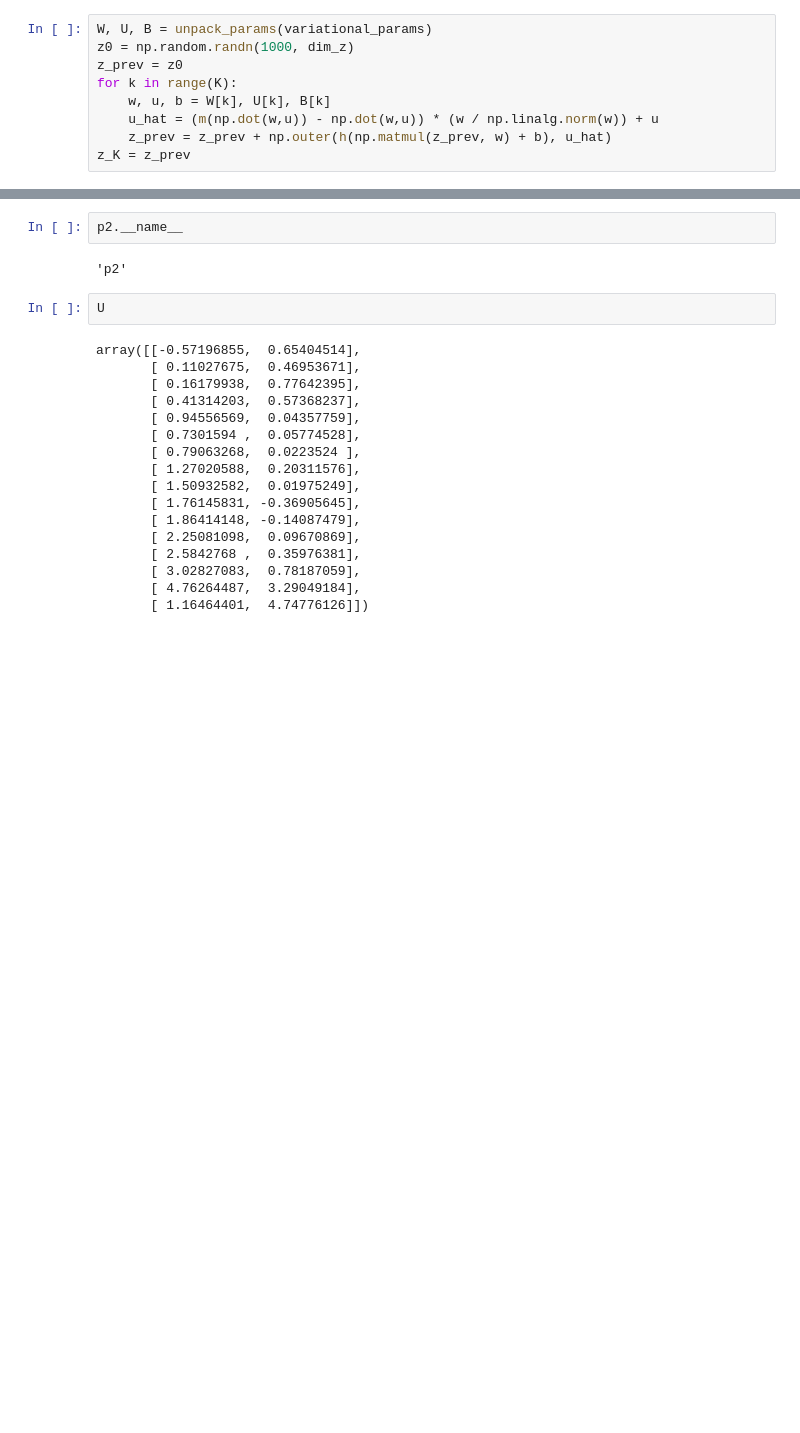
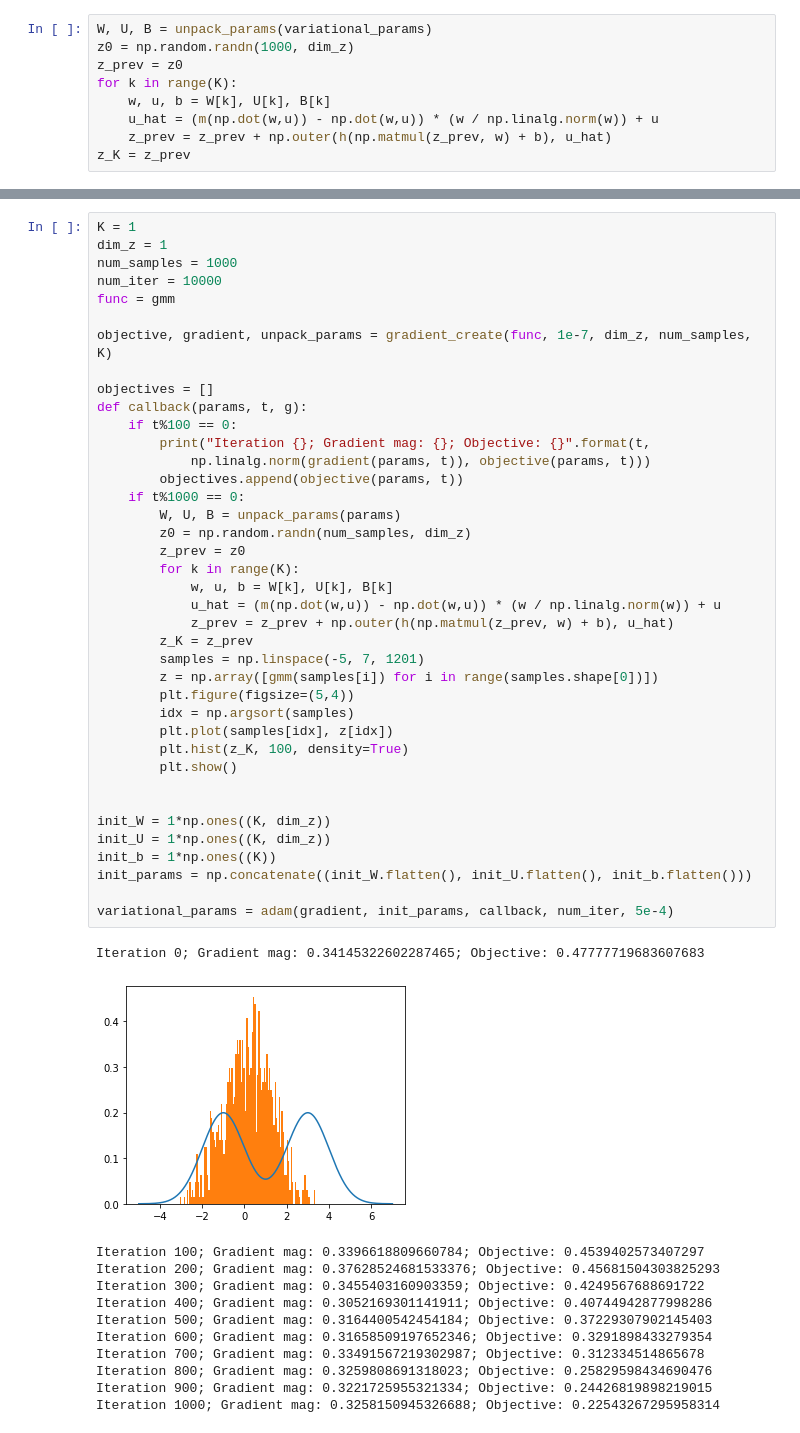
Before and after one commit to suton5/vi-normflows, a Jupyter notebook: updated_experimentation.ipynb, the cells around one changed output, grey strips where cells are left out. Saved outputs shown, nothing was run; the diff lists cells and outputs as text; blank space fills up the shorter version.

```diff
--- a/updated_experimentation.ipynb
+++ b/updated_experimentation.ipynb
@@ -237,23 +257,52 @@ array([0.60303357, 0.57833682, 0.70035717, 0.88984631, 0.92084512,
-# %%
-p2.__name__
-# %% [output]
-'p2'
-# %%
-U
-# %% [output]
-array([[-0.57196855,  0.65404514],
-       [ 0.11027675,  0.46953671],
-       [ 0.16179938,  0.77642395],
-       [ 0.41314203,  0.57368237],
-       [ 0.94556569,  0.04357759],
-       [ 0.7301594 ,  0.05774528],
-       [ 0.79063268,  0.0223524 ],
-       [ 1.27020588,  0.20311576],
-       [ 1.50932582,  0.01975249],
-       [ 1.76145831, -0.36905645],
-       [ 1.86414148, -0.14087479],
-       [ 2.25081098,  0.09670869],
-       [ 2.5842768 ,  0.35976381],
-       [ 3.02827083,  0.78187059],
-       [ 4.76264487,  3.29049184],
-       [ 1.16464401,  4.74776126]])
+# %%
+K = 1
+dim_z = 1
+num_samples = 1000
+num_iter = 10000
+func = gmm
+
+objective, gradient, unpack_params = gradient_create(func, 1e-7, dim_z, num_samples, K)
+
+objectives = []
+def callback(params, t, g):
+    if t%100 == 0:
+        print("Iteration {}; Gradient mag: {}; Objective: {}".format(t,
+            np.linalg.norm(gradient(params, t)), objective(params, t)))
+        objectives.append(objective(params, t))
+    if t%1000 == 0:
+        W, U, B = unpack_params(params)
+        z0 = np.random.randn(num_samples, dim_z)
+        z_prev = z0
+        for k in range(K):
+            w, u, b = W[k], U[k], B[k]
+            u_hat = (m(np.dot(w,u)) - np.dot(w,u)) * (w / np.linalg.norm(w)) + u
+            z_prev = z_prev + np.outer(h(np.matmul(z_prev, w) + b), u_hat)
+        z_K = z_prev
+        samples = np.linspace(-5, 7, 1201)
+        z = np.array([gmm(samples[i]) for i in range(samples.shape[0])])
+        plt.figure(figsize=(5,4))
+        idx = np.argsort(samples)
+        plt.plot(samples[idx], z[idx])
+        plt.hist(z_K, 100, density=True)
+        plt.show()
+
+
+init_W = 1*np.ones((K, dim_z))
+init_U = 1*np.ones((K, dim_z))
+init_b = 1*np.ones((K))
+init_params = np.concatenate((init_W.flatten(), init_U.flatten(), init_b.flatten()))
+
+variational_params = adam(gradient, init_params, callback, num_iter, 5e-4)
+# %% [output]
+Iteration 0; Gradient mag: 0.34145322602287465; Objective: 0.47777719683607683
+[figure, added]
+Iteration 100; Gradient mag: 0.3396618809660784; Objective: 0.4539402573407297
+Iteration 200; Gradient mag: 0.37628524681533376; Objective: 0.45681504303825293
+Iteration 300; Gradient mag: 0.3455403160903359; Objective: 0.4249567688691722
+Iteration 400; Gradient mag: 0.3052169301141911; Objective: 0.40744942877998286
+Iteration 500; Gradient mag: 0.3164400542454184; Objective: 0.37229307902145403
+Iteration 600; Gradient mag: 0.31658509197652346; Objective: 0.3291898433279354
+Iteration 700; Gradient mag: 0.33491567219302987; Objective: 0.312334514865678
+Iteration 800; Gradient mag: 0.3259808691318023; Objective: 0.25829598434690476
+Iteration 900; Gradient mag: 0.3221725955321334; Objective: 0.24426819898219015
+Iteration 1000; Gradient mag: 0.3258150945326688; Objective: 0.22543267295958314
```
Also changed, not shown: parts of 9 cells of this notebook, 5 other files.
